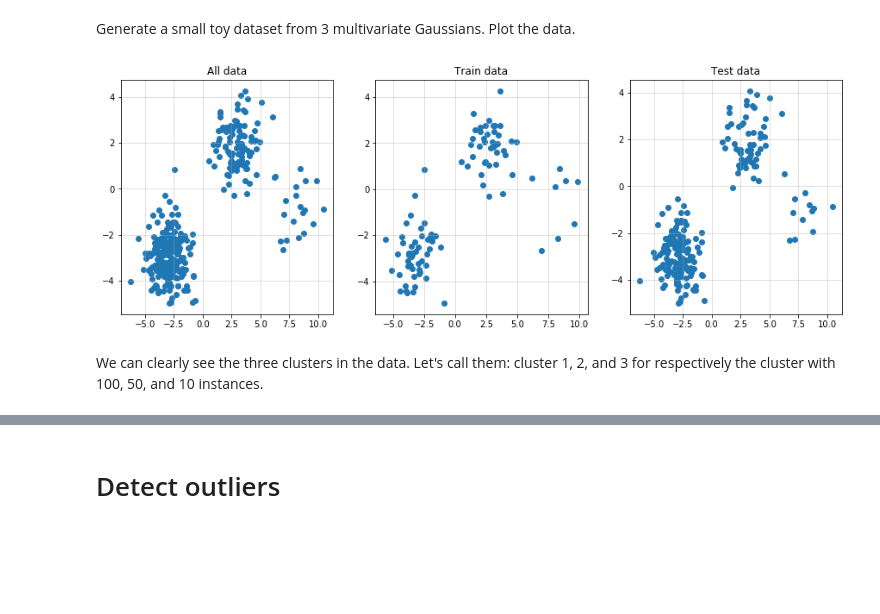
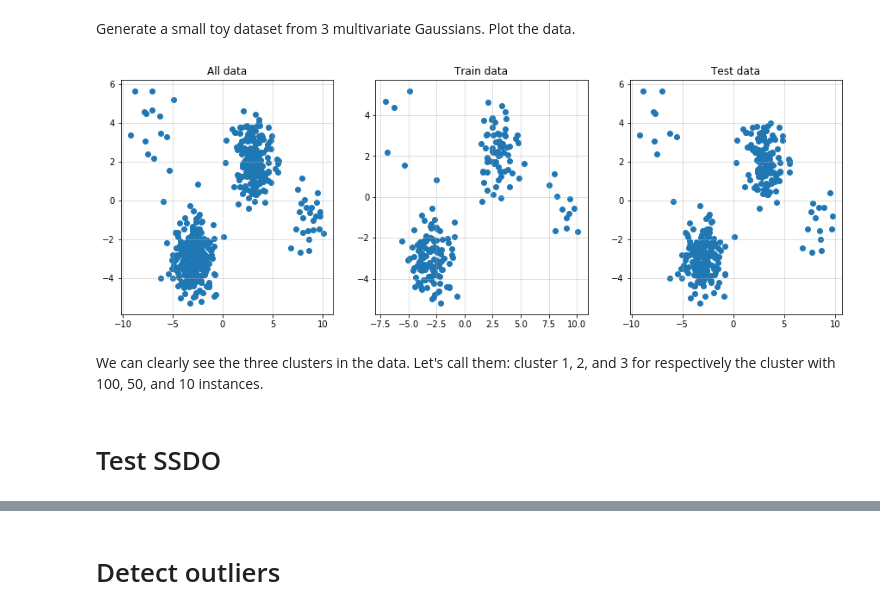
Before and after one commit to Vincent-Vercruyssen/anomatools, a Jupyter notebook: notebooks/Semi-supervised_detection_example.ipynb, the cells around one changed output, grey strips where cells are left out. Drawn from its saved outputs; the diff is of its cells as text; code cells hidden in the pictures; blank space fills up the shorter version.

```diff
--- a/notebooks/Semi-supervised_detection_example.ipynb
+++ b/notebooks/Semi-supervised_detection_example.ipynb
@@ -17,18 +17,21 @@ sys.path.insert(0, '/home/vincentv/dtaijupiter/maintained_repositories/anomatool
 Generate a small toy dataset from 3 multivariate Gaussians. Plot the data.
 # %%
 np.random.seed(42)
-X = np.vstack((np.random.multivariate_normal([-3, -3], [[1, 0], [0, 1]], 200),
-               np.random.multivariate_normal([3, 2], [[1, 0], [0, 1]], 100),
-               np.random.multivariate_normal([8, -1], [[1, 0], [0, 1]], 20)))
+X = np.vstack((np.random.multivariate_normal([-3, -3], [[1, 0], [0, 1]], 300),
+               np.random.multivariate_normal([3, 2], [[1, 0], [0, 1]], 200),
+               np.random.multivariate_normal([8, -1], [[1, 0], [0, 1]], 25),
+               np.random.multivariate_normal([-7, 4], [[2, 0], [0, 2]], 15)))
 np.random.shuffle(X)
-Xtr, Xte = X[:100, :], X[100:, :]
+X_train, X_test = X[:200, :], X[200:, :]
 
 fig, axes = plt.subplots(1, 3, figsize=(15, 5))
 axes[0].scatter(X[:, 0], X[:, 1]); axes[0].set_title('All data')
-axes[1].scatter(Xtr[:, 0], Xtr[:, 1]); axes[1].set_title('Train data')
-axes[2].scatter(Xte[:, 0], Xte[:, 1]); axes[2].set_title('Test data')
+axes[1].scatter(X_train[:, 0], X_train[:, 1]); axes[1].set_title('Train data')
+axes[2].scatter(X_test[:, 0], X_test[:, 1]); axes[2].set_title('Test data')
 for i in range(len(axes)): axes[i].grid(alpha=0.5)
 # %% [output]
-[figure, old version]
+[figure, new version]
 # %% [markdown]
 We can clearly see the three clusters in the data. Let's call them: cluster 1, 2, and 3 for respectively the cluster with 100, 50, and 10 instances.
+# %% [markdown]
+# Test SSDO
```
Also changed, not shown: parts of 5 cells of this notebook, 2 other files.
